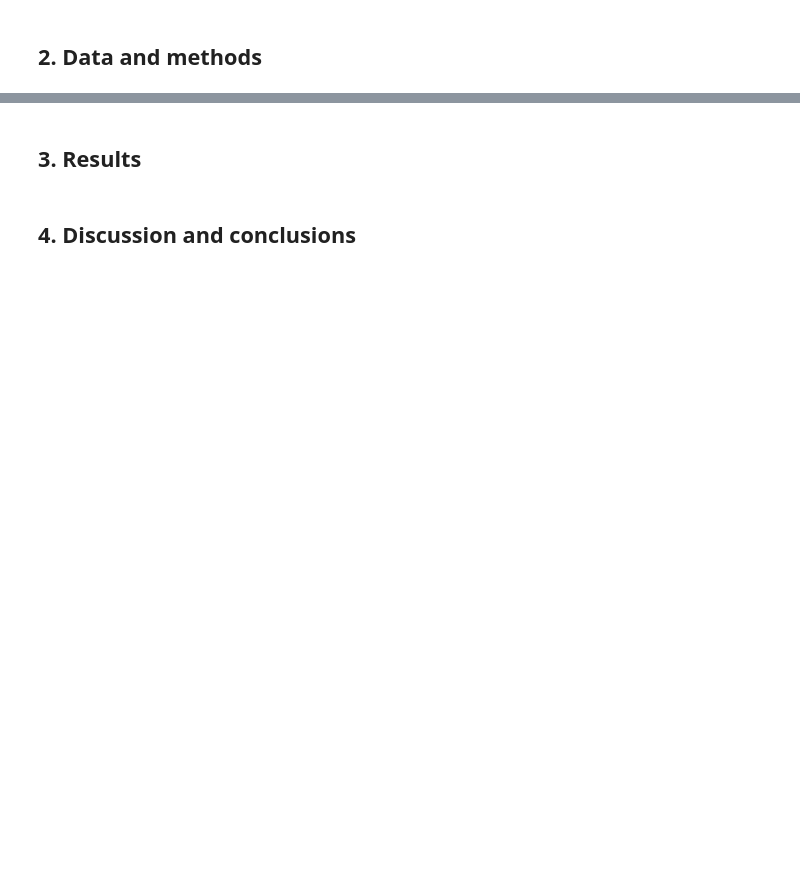
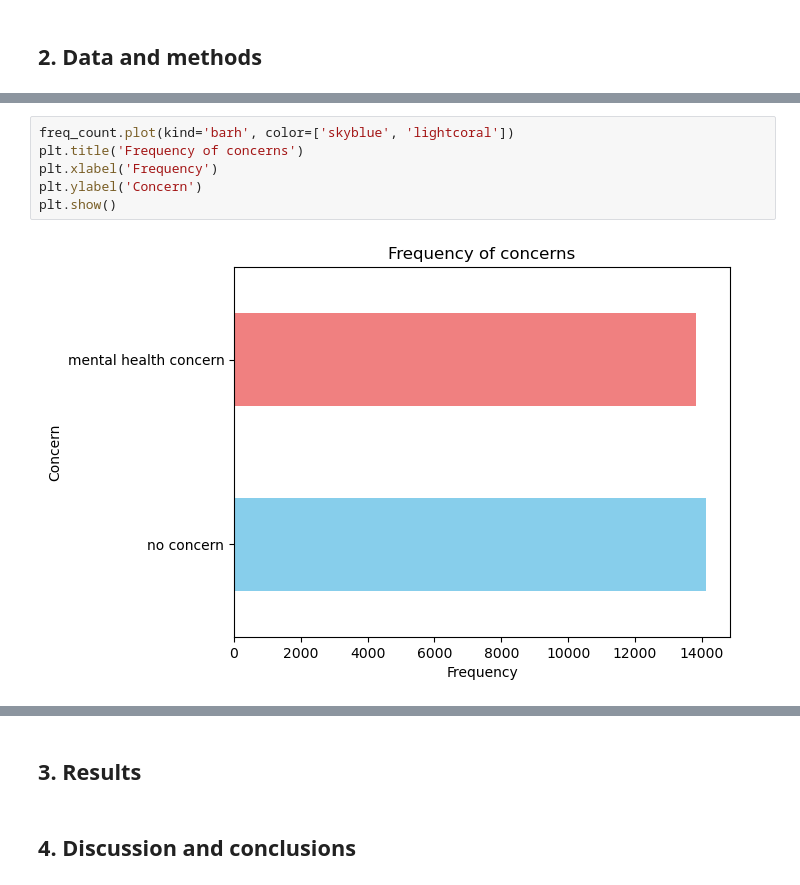
Before and after one commit to anabi77498/text-translation-and-bert, a Jupyter notebook: project.ipynb, the cells around one changed output, grey strips where cells are left out. Drawn from its saved outputs; the diff is of its cells as text; blank space fills up the shorter version.

```diff
--- a/project.ipynb
+++ b/project.ipynb
@@ -99,0 +120,8 @@ NameError: name 'pd' is not defined
+# %%
+freq_count.plot(kind='barh', color=['skyblue', 'lightcoral'])
+plt.title('Frequency of concerns')
+plt.xlabel('Frequency')
+plt.ylabel('Concern')
+plt.show()
+# %% [output]
+[figure, added]
```
Also changed, not shown: parts of 4 cells of this notebook.
